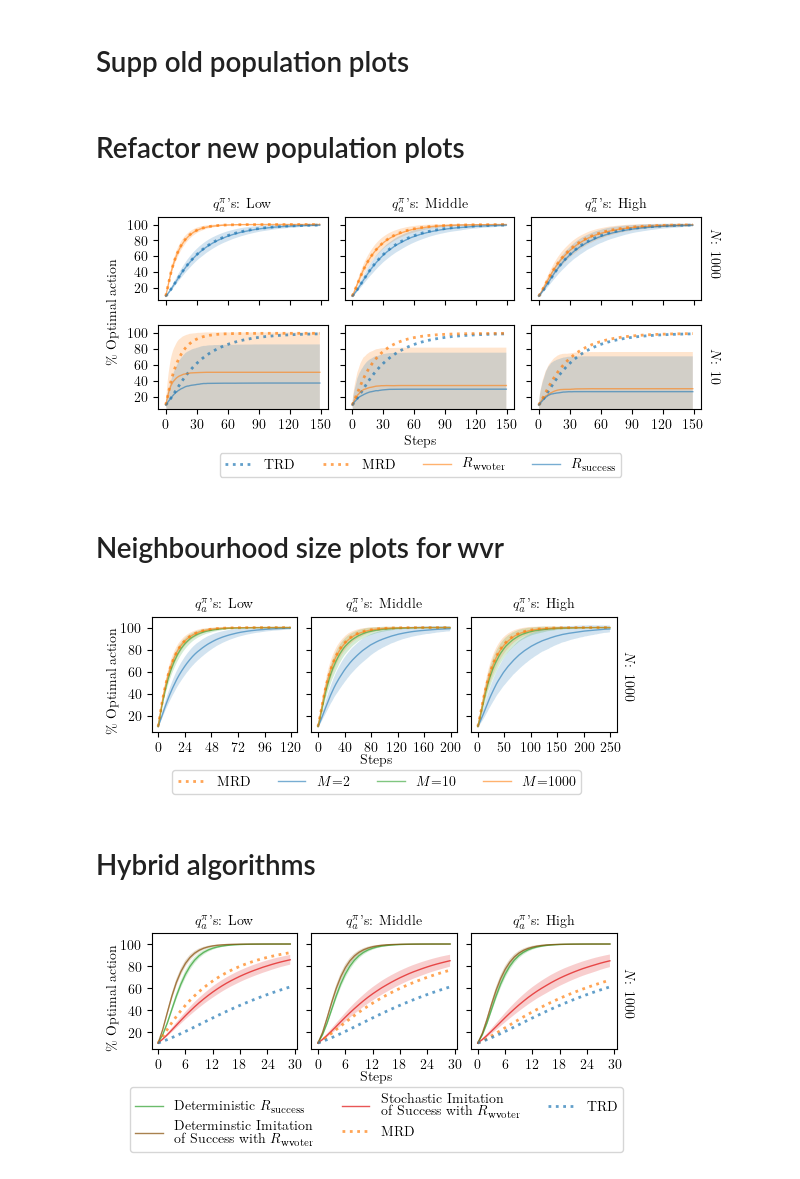
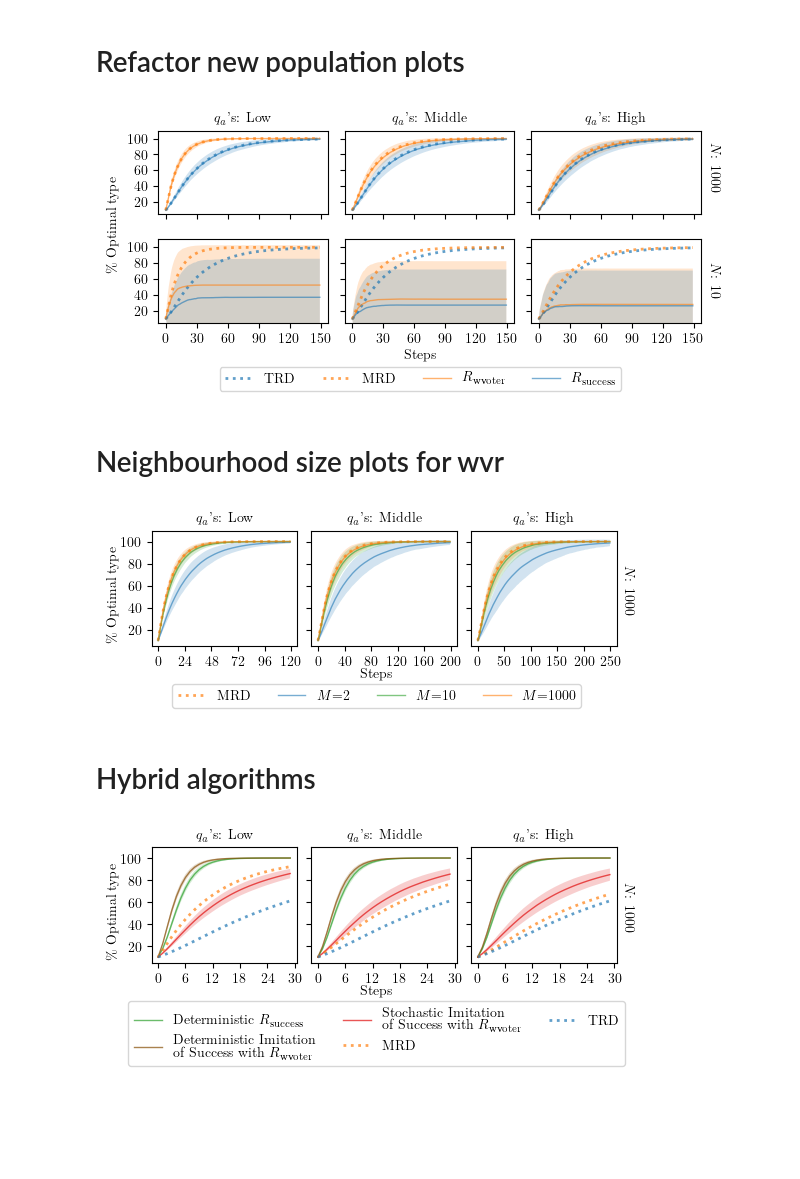
Before and after one commit to MISTLab/HiveMindRL, a Jupyter notebook: src/populations.ipynb, the cells around one changed output. Cells and saved outputs as stored; diff of their text form; code cells hidden in the pictures; blank space fills up the shorter version.

```diff
--- a/src/populations.ipynb
+++ b/src/populations.ipynb
@@ -2,7 +2,7 @@
 import numpy as np
 import matplotlib.pyplot as plt
 import matplotlib.gridspec as gridspec
-from bandit import BanditSigmoid, BanditLinear
+from bandit import BanditSigmoid, BanditLinear, BanditCongestion
 from population_simulation import (
     imitaton_of_success,
     weighted_voter_rule,
@@ -19,12 +19,10 @@ plt.rcParams["text.latex.preamble"] = r"\usepackage{lmodern} \usepackage{amsmath
 # Options
 params = {
     "text.usetex": True,
-    "font.size": 11,
+    "font.size": 15,
     "font.family": "lmodern",
     #   'text.latex.unicode': True,
 }
 plt.rcParams.update(params)
 
 colors = ["#1f77b4", "#ff7f0e", "#854d05", "#00008b"]
-# %% [markdown]
-# Supp old population plots
@@ -278,12 +31,13 @@ for name in ["evenly spaced", "near zero", "near one"]:
 # Refactor new population plots
 # %%
 population_sizes = [1000, 10]
-seeds = 1000
+iterations = 1000
 fontsize = 10
 n_proc = 20
 device = "cpu"
 disjoint_neighbourhood = False
 use_neighbourhood = True
+stop_if_end = True
 names = ["near zero", "evenly spaced", "near one"]
 names_dict = {
     names[0]: "Low",
@@ -306,7 +60,7 @@ outer = gridspec.GridSpec(1, 3, width_ratios=[1, 1, 1], wspace=0.1)
 fig.text(
     0.06,
     0.5,
-    r"$\%$ Optimal action",
+    r"$\%$ Optimal type",
     horizontalalignment="center",
     verticalalignment="center",
     rotation="vertical",
@@ -371,7 +125,7 @@ for i, name in enumerate(names):
         ax0.tick_params(labelleft=False, labelbottom=False)
         ax1.tick_params(labelleft=False)
 
-    ax0.set_title(r"$q^{{\pi}}_a$'s: " + f"{names_dict[names[i]]}", fontsize=fontsize)
+    ax0.set_title(r"$q_a$'s: " + f"{names_dict[names[i]]}", fontsize=fontsize)
 
     axs.append(ax0)
     axs.append(ax1)
@@ -401,19 +155,21 @@ for i, ax in enumerate(axs):
     _, optimal_action_wvr = run_parallel_simulation_wvr(
         steps=step,
         population_size=population_size,
-        seeds=seeds,
+        iterations=iterations,
         neighbourhood_size=nei_size,
         disjoint_neighbourhood=disjoint_neighbourhood,
         use_neighbourhood=use_neighbourhood,
         name=name,
         n_proc=n_proc,
+        stop_if_end=stop_if_end,
         device=device,
     )
 
     _, optimal_action_is = run_parallel_simulation_is(
         steps=step,
         population_size=population_size,
-        iterations=seeds,
+        iterations=iterations,
+        stop_if_end=stop_if_end,
         name=name,
         n_proc=n_proc,
         device=device,
@@ -462,34 +218,34 @@ for i, ax in enumerate(axs):
         color=colors[0],
         linewidth=1,
         alpha=0.6,
     )
 
     ax.fill_between(
         range(step),
         optimal_action_is.mean(axis=0) * 100 - optimal_action_is.std(axis=0) * 100,
         optimal_action_is.mean(axis=0) * 100 + optimal_action_is.std(axis=0) * 100,
         facecolor=colors[0],
         alpha=0.2,
     )
 
 
 lines_labels = [axs[0].get_legend_handles_labels(), axs[1].get_legend_handles_labels()]
 lines, labels = [sum(lol, []) for lol in zip(*lines_labels)]
 unique = dict(zip(labels, lines))
 
 fig.legend(
     unique.values(),
     unique.keys(),
     loc="upper center",
     bbox_to_anchor=(0.5, -0.04),
     ncol=4,
     fontsize=fontsize,
 )
 
 
 plt.savefig(f"population_experiments.pdf", bbox_inches="tight", dpi=900)
 # %% [output]
-[figure, old version]
+[figure, new version]
 # %% [markdown]
 # Neighbourhood size plots for wvr
 # %%
@@ -499,6 +255,7 @@ iterations = 1000
 fontsize = 10
 disjoint_neighbourhood = False
 use_neighbourhood = True
+stop_if_end = True
 device = "cpu"
 n_proc = 20
 names = ["near zero", "evenly spaced", "near one"]
@@ -523,7 +280,7 @@ outer = gridspec.GridSpec(1, 3, width_ratios=[1, 1, 1], wspace=0.1)
 fig.text(
     0.06,
     0.45,
-    r"$\%$ Optimal action",
+    r"$\%$ Optimal type",
     horizontalalignment="center",
     verticalalignment="center",
     rotation="vertical",
@@ -572,7 +329,7 @@ for i, name in enumerate(names):
         )
         ax0.tick_params(labelleft=False)
 
-    ax0.set_title(r"$q^{{\pi}}_a$'s: " + f"{names_dict[names[i]]}", fontsize=fontsize)
+    ax0.set_title(r"$q_a$'s: " + f"{names_dict[names[i]]}", fontsize=fontsize)
     axs.append(ax0)
 
 
@@ -648,7 +405,7 @@ fig.legend(
 
 plt.savefig(f"nei_experiments.pdf", bbox_inches="tight", dpi=900)
 # %% [output]
-[figure, old version]
+[figure, new version]
 # %% [markdown]
 # Hybrid algorithms
 # %%
@@ -693,7 +450,7 @@ outer = gridspec.GridSpec(1, 3, width_ratios=[1, 1, 1], wspace=0.1)
 fig.text(
     0.06,
     0.45,
-    r"$\%$ Optimal action",
+    r"$\%$ Optimal type",
     horizontalalignment="center",
     verticalalignment="center",
     rotation="vertical",
@@ -742,7 +499,7 @@ for i, name in enumerate(names):
         )
         ax0.tick_params(labelleft=False)
 
-    ax0.set_title(r"$q^{{\pi}}_a$'s: " + f"{names_dict[names[i]]}", fontsize=fontsize)
+    ax0.set_title(r"$q_a$'s: " + f"{names_dict[names[i]]}", fontsize=fontsize)
     axs.append(ax0)
 
 
@@ -811,7 +568,7 @@ for i, ax in enumerate(axs):
     ax.plot(
         range(step),
         optimal_action_wvr_is_det.mean(axis=0) * 100,
-        label="Determinstic "
+        label="Deterministic "
         + "Imitation\n of Success"
         + " with "
         + r"$R_{\text{wvoter}}$",
@@ -898,5 +655,5 @@ fig.legend(
 
 plt.savefig(f"hybrid_experiments.pdf", bbox_inches="tight", dpi=900)
 # %% [output]
-[figure, old version]
+[figure, new version]
 # %% [markdown]
```
Also changed, not shown: parts of 17 cells of this notebook, 21 other files.
